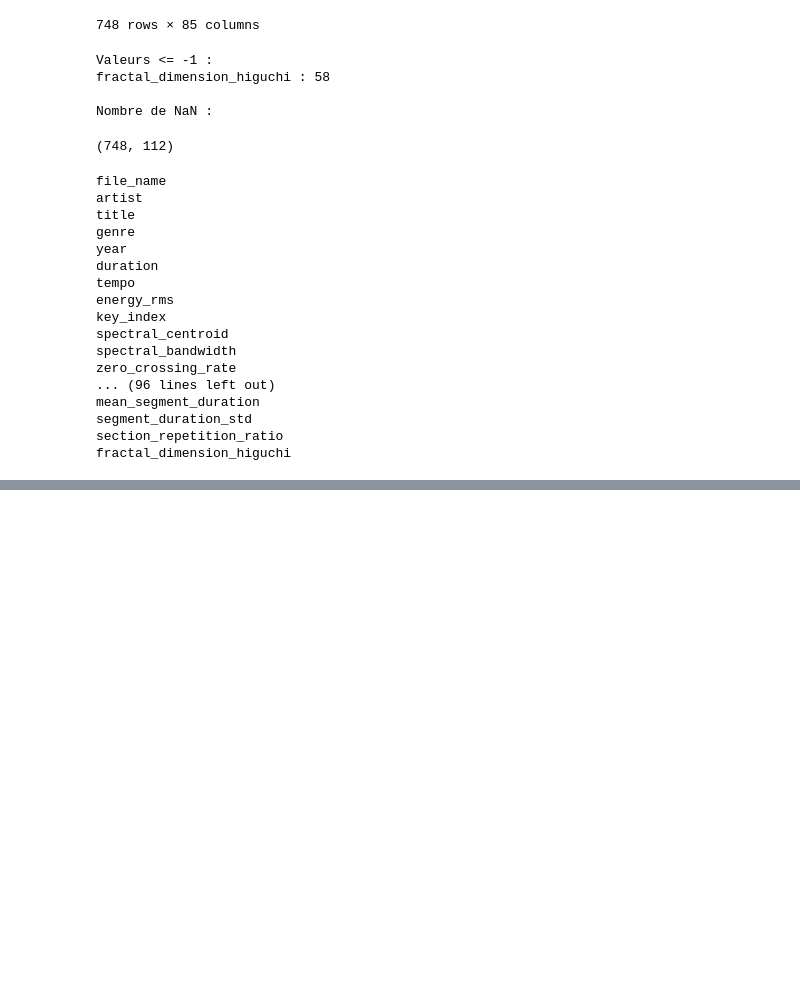
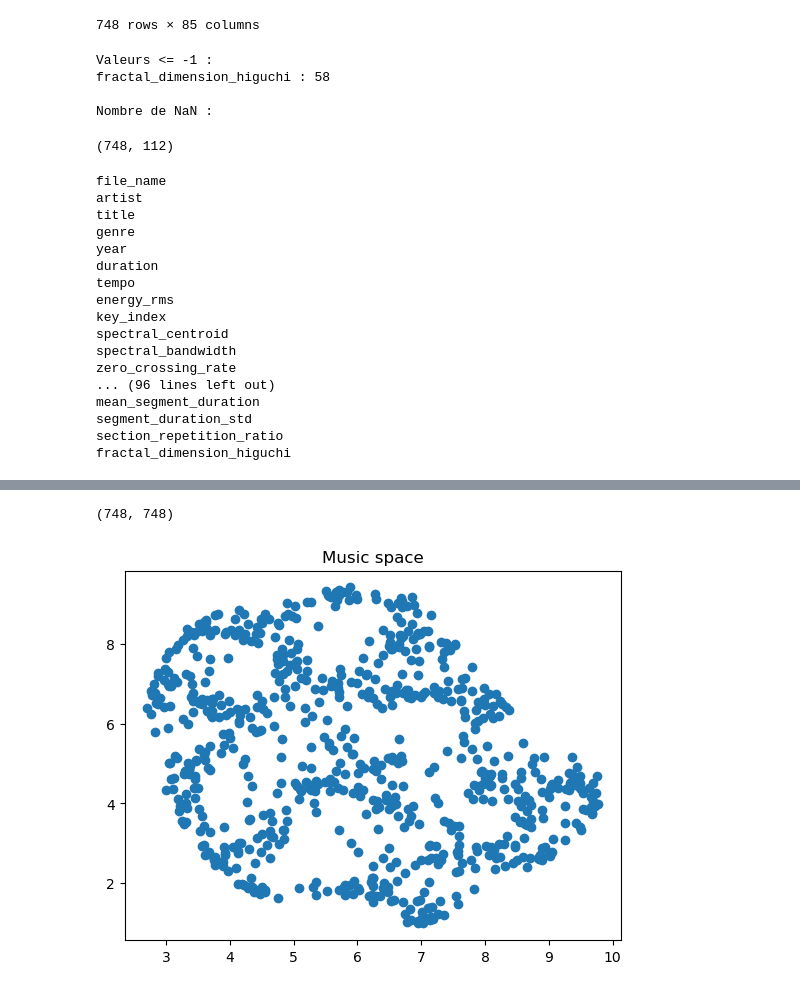
Before and after one commit to Flex1-tech/music-recommendation-engine, a Jupyter notebook: Moteur-1.ipynb, the cells around one changed output, grey strips where cells are left out. Drawn from its saved outputs; the diff is of its cells as text; code cells hidden in the pictures; blank space fills up the shorter version.

Commit message:
choice of cosine_similarity

```diff
--- a/Moteur-1.ipynb
+++ b/Moteur-1.ipynb
@@ -860,3 +860,7 @@ X_.shape
 # %%
 #  importation de similarité cosine pour les recommandations
 from sklearn.metrics.pairwise import cosine_similarity
+similarity_matrix = cosine_similarity(X_)
+similarity_matrix.shape
+# %% [output]
+(748, 748)
@@ -862,0 +884,13 @@ from sklearn.metrics.pairwise import cosine_similarity
+# %%
+import umap
+import matplotlib.pyplot as plt
+
+reducer = umap.UMAP(n_components=2)
+
+X_vis = reducer.fit_transform(X)
+
+plt.scatter(X_vis[:,0], X_vis[:,1])
+plt.title("Music space")
+plt.show()
+# %% [output]
+[figure, added]
```
Also changed, not shown: parts of 4 cells of this notebook.
